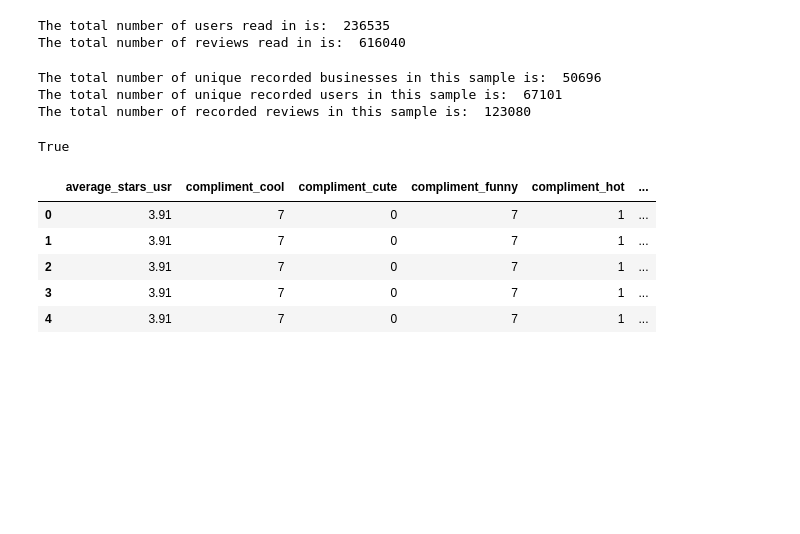
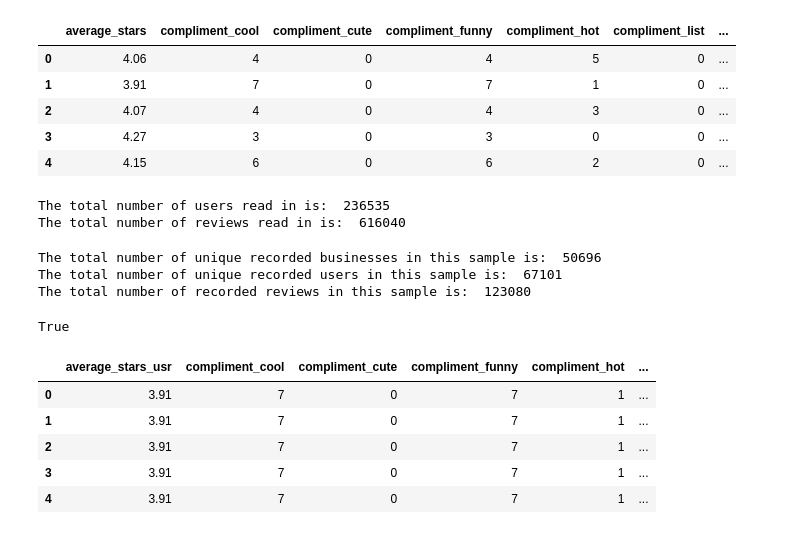
Before and after one commit to allisonwiggins/RecommendationsFinalProject, a Jupyter notebook: Project_notebooks/EDA.ipynb, the cells around one changed output. Saved outputs shown, nothing was run; the diff lists cells and outputs as text; code cells hidden in the pictures; blank space fills up the shorter version.

```diff
--- a/Project_notebooks/EDA.ipynb
+++ b/Project_notebooks/EDA.ipynb
@@ -66,3 +101,12 @@ df_usr_samp = pd.read_json('/Users/alliwiggins/Documents/cs109a/dataset/sample_u
+# %%
+df_usr_samp.head()
+# %% [output]
+|  | average_stars | compliment_cool | compliment_cute | compliment_funny | compliment_hot | compliment_list | ... |
+| 0 | 4.06 | 4 | 0 | 4 | 5 | 0 | ... |
+| 1 | 3.91 | 7 | 0 | 7 | 1 | 0 | ... |
+| 2 | 4.07 | 4 | 0 | 4 | 3 | 0 | ... |
+| 3 | 4.27 | 3 | 0 | 3 | 0 | 0 | ... |
+| 4 | 4.15 | 6 | 0 | 6 | 2 | 0 | ... |
 # %%
 print("The total number of users read in is: ", df_usr_samp.shape[0])
 print("The total number of reviews read in is: ", df_review_samp.shape[0])
```
Also changed, not shown: parts of 11 cells of this notebook, 11 other files.
